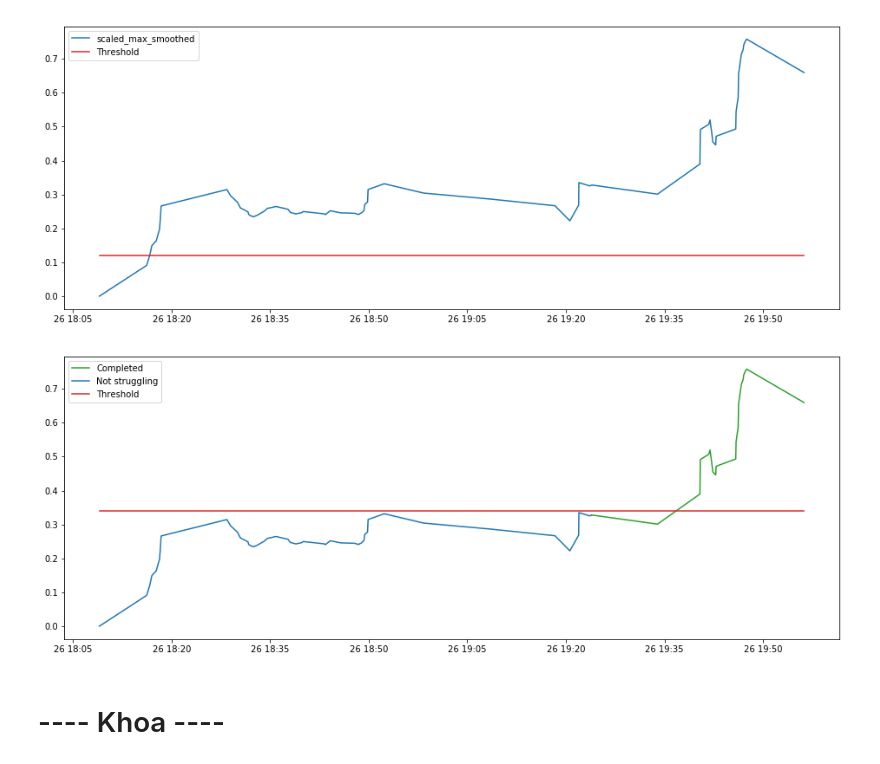
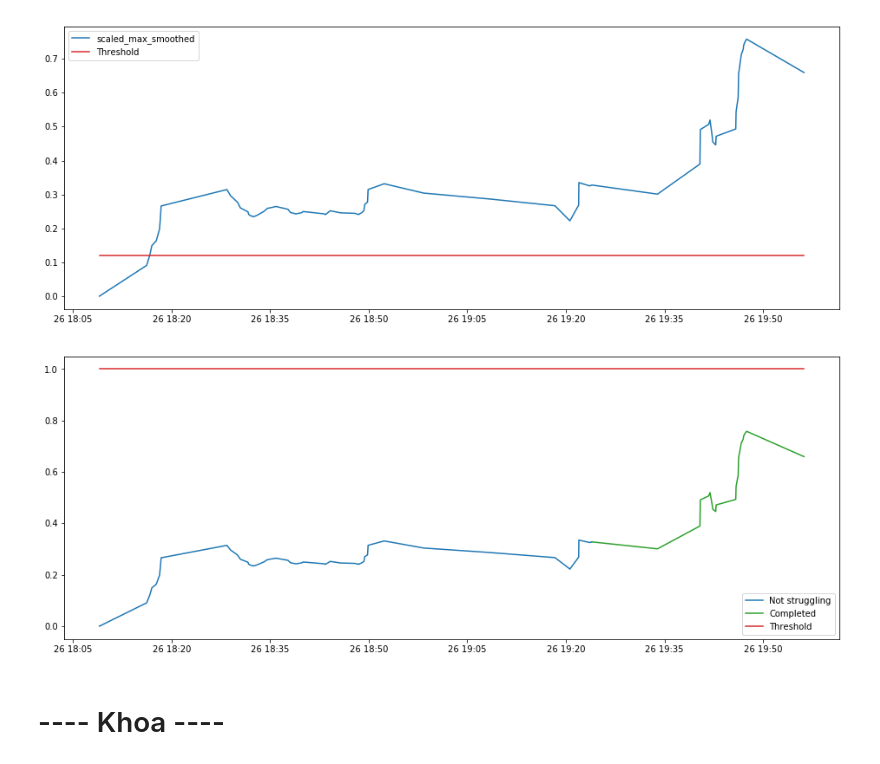
Before and after one commit to hermanmk/jexercise-data-analysis, a Jupyter notebook: Struggling algorithm-10 samples.ipynb, the cells around one changed output. Drawn from its saved outputs; the diff is of its cells as text; code cells hidden in the pictures.

```diff
--- a/Struggling algorithm-10 samples.ipynb
+++ b/Struggling algorithm-10 samples.ipynb
@@ -12,3 +12,10 @@ plt.rcParams["figure.figsize"] = (16,6) # (32,12)
 from sklearn.preprocessing import MinMaxScaler
 # %%
 import preprocessing_data
+# %%
+num_data_points = len(df)
+num_source_edits = df.SourceEdit.sum()
+num_runs = df.TotalRuns.sum()
+num_minutes_spent = round(df.Relative_time.iloc[-1].seconds / 60)
+
+total_line_diff = df.filter(regex='^Line_diff\d{1,}$').sum().sum()
@@ -14,0 +34,6 @@ import preprocessing_data
+# %%
+def calculate_threshold(df):
+    total_line_diff = df.filter(regex='^Line_diff\d{1,}$').sum().sum()
+    num_runs = df.TotalRuns.sum()
+    num_minutes_spent = round(df.Relative_time.iloc[-1].seconds / 60)
+    return num_minutes_spent / (total_line_diff + num_runs)
@@ -106,8 +135,8 @@ phases = {
     ]
 }
 # %%
-preprocessing_data.plot_struggling(df, 'scaled_max_smoothed', phases, threshold=0.34)
+preprocessing_data.plot_struggling(df, 'scaled_max_smoothed', phases, threshold=calculate_threshold(df))
 # %% [output]
-[figure, old version]
+[figure, new version]
 # %% [markdown]
 # ---- Khoa ----
```
Also changed, not shown: parts of 53 cells of this notebook, 1 other file.
